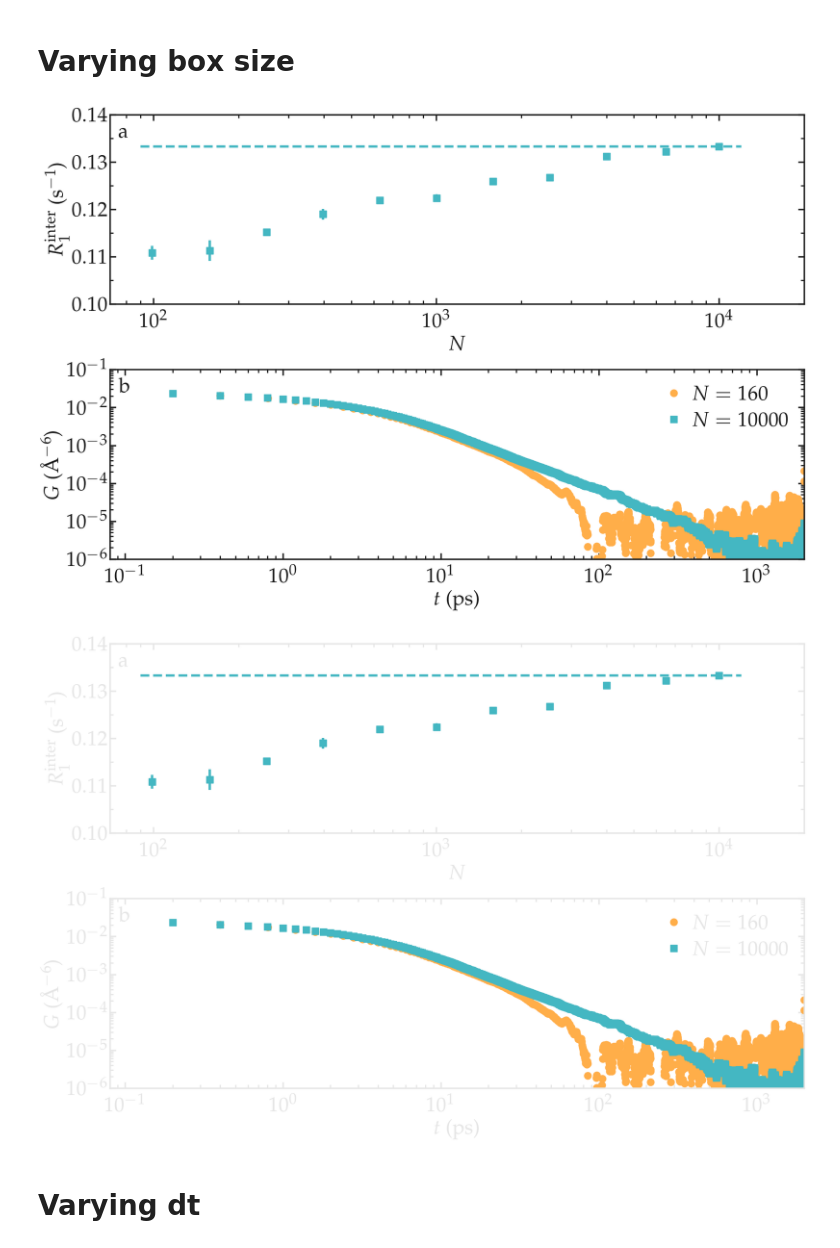
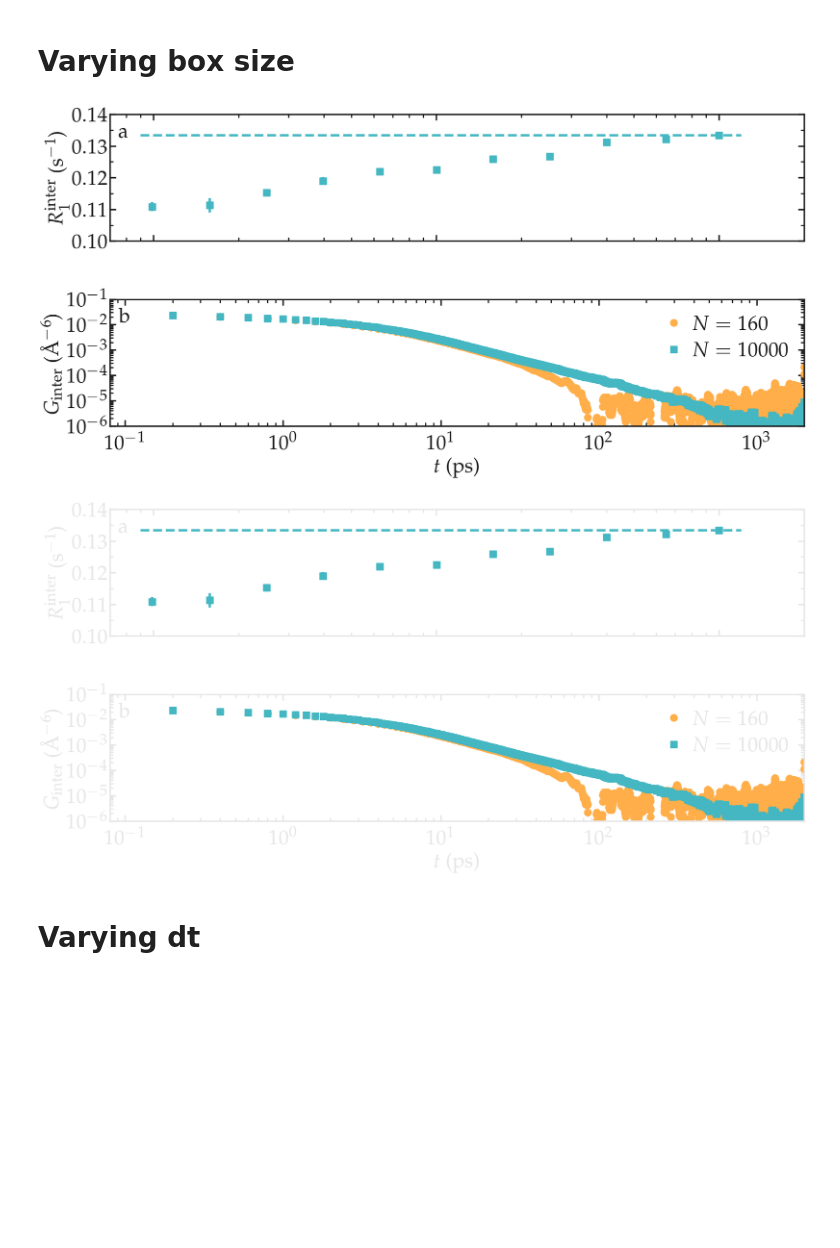
Before and after one commit to simongravelle/nmrformd, a Jupyter notebook: examples/illustrations/bulk-water.ipynb, the cells around one changed output. Drawn from its saved outputs; the diff is of its cells as text; code cells hidden in the pictures; blank space fills up the shorter version.

```diff
--- a/examples/illustrations/bulk-water.ipynb
+++ b/examples/illustrations/bulk-water.ipynb
@@ -316,50 +316,75 @@ R20_inter_vs_N = extract_R0(R2_inter_vs_N)
 R10_intra_vs_N = extract_R0(R1_intra_vs_N)
 R20_intra_vs_N = extract_R0(R2_intra_vs_N)
 # %%
+unique_N = []
+unique_mR1inter = []
+unique_sR1inter = []
+for N in np.unique(all_N):
+    unique_N.append(N)
+    sub_R1 = R10_inter_vs_N[all_N == N]
+    unique_mR1inter.append(np.mean(sub_R1))
+    unique_sR1inter.append(np.std(sub_R1) / np.sqrt(len(sub_R1)))
+unique_N = np.array(unique_N)
+unique_mR1inter = np.array(unique_mR1inter)
+unique_sR1inter = np.array(unique_sR1inter)
+
 unique_N = []
 unique_mR1 = []
 unique_sR1 = []
 for N in np.unique(all_N):
     unique_N.append(N)
-    sub_R1 = R10_inter_vs_N[all_N == N]
+    sub_R1 = R10_inter_vs_N[all_N == N] + R10_intra_vs_N[all_N == N]
     unique_mR1.append(np.mean(sub_R1))
     unique_sR1.append(np.std(sub_R1) / np.sqrt(len(sub_R1)))
 unique_N = np.array(unique_N)
 unique_mR1 = np.array(unique_mR1)
 unique_sR1 = np.array(unique_sR1)
 
 filename = "effect_L_on_R1"
 for mode, mygray in zip(['light', 'dark'], [colors["mylightgray"], colors["mydarkgray"]]):
     fig = plt.figure(figsize=(18,12))
-    ax, n, l_tot, c_tot = [], 0, 2, 1
+    ax, n, l_tot, c_tot = [], 0, 3, 1
     n += 1
     ax.append(plt.subplot(l_tot, c_tot, n))
-    ax[-1].errorbar(unique_N, unique_mR1, unique_sR1, unique_sR1*0, "s", color=colors["mycyan"],
+    ax[-1].errorbar(unique_N, unique_mR1inter, unique_sR1inter, unique_sR1*0, "s", color=colors["mycyan"],
                     markersize = 12, linewidth=4, label=r'$R_1^\mathrm{inter}$')
-    ax[-1].semilogx(unique_N, unique_mR1, "s", color=colors["mycyan"],
+    ax[-1].semilogx(unique_N, unique_mR1inter, "s", color=colors["mycyan"],
                     markersize = 12, linewidth=4, label=r'$R_1^\mathrm{inter}$')
     x = np.linspace(90, 12000)
     ax[-1].semilogx(x, x*0 + R10_inter_vs_N[-1],
                     "--", color=colors["mycyan"],
                     markersize = 12, linewidth=4)
-    complete_panel(ax[-1], r'$N$', r'$R_1^\mathrm{inter}$ (s$^{-1}$)',
+    complete_panel(ax[-1], None, r'$R_1^\mathrm{inter}$ (s$^{-1}$)',
                    legend=False, axis_color=mygray, xpad=15,  locator_x = None)
     set_boundaries(plt, x_boundaries=(70, 20000), y_boundaries=(0.1, 0.14), y_ticks=np.arange(0.1, 0.142, 0.01))
+    #n += 1
+    #ax.append(plt.subplot(l_tot, c_tot, n))
+    #ax[-1].errorbar(unique_N, unique_mR1, unique_sR1, unique_sR1*0, "s", color=colors["mycyan"],
+    #                markersize = 12, linewidth=4, label=r'$R_1^\mathrm{inter}$')
+    #ax[-1].semilogx(unique_N, unique_mR1, "s", color=colors["mycyan"],
+    #                markersize = 12, linewidth=4, label=r'$R_1^\mathrm{inter}$')
+    #x = np.linspace(90, 12000)
+    #ax[-1].semilogx(x, x*0 + R10_inter_vs_N[-1] + R10_intra_vs_N[-1],
+    #                "--", color=colors["mycyan"],
+    #                markersize = 12, linewidth=4)
+    #complete_panel(ax[-1], r'$N$', r'$R_1^\mathrm{inter}$ (s$^{-1}$)',
+    #               legend=False, axis_color=mygray, xpad=15,  locator_x = None)
+    #set_boundaries(plt, x_boundaries=(70, 20000), y_boundaries=(0.2, 0.4), y_ticks=np.arange(0.2, 0.42, 0.1))
     n += 1
     ax.append(plt.subplot(l_tot, c_tot, n))
     ax[-1].loglog(t_N158, gij_N158, "o", color=colors["myorange"],
                     markersize = 12, linewidth=4, label=r'$N = 160$')
     ax[-1].loglog(t_N10000, gij_N10000, "s", color=colors["mycyan"],
                     markersize = 12, linewidth=4, label=r'$N = 10000$')
-    complete_panel(ax[-1], r'$t$ (ps)', r'$G$ (\AA$^{-6}$)',
+    complete_panel(ax[-1], r'$t$ (ps)', r'$G_\mathrm{inter}$ (\AA$^{-6}$)',
                    legend=True, axis_color=mygray, xpad=15,  locator_x = None,  locator_y = None)
     set_boundaries(plt, x_boundaries=(0.08, 2000), y_boundaries=(1e-6, 0.1)) #, y_ticks=np.arange(0.1, 0.142, 0.01))
     # x_ticks=np.arange(-1, 0.2, 0.2)
     add_subplotlabels(fig, ax, ["a", "b"], color=mygray)
     save_figure(plt, fig, mode, git_path, path_figures, filename)
 # %% [output]
-[figure, old version]
+[figure, new version]
-[figure, old version]
+[figure, new version]
 # %% [markdown]
 # Varying dt
 # %%
```
Also changed, not shown: 4 other files.
